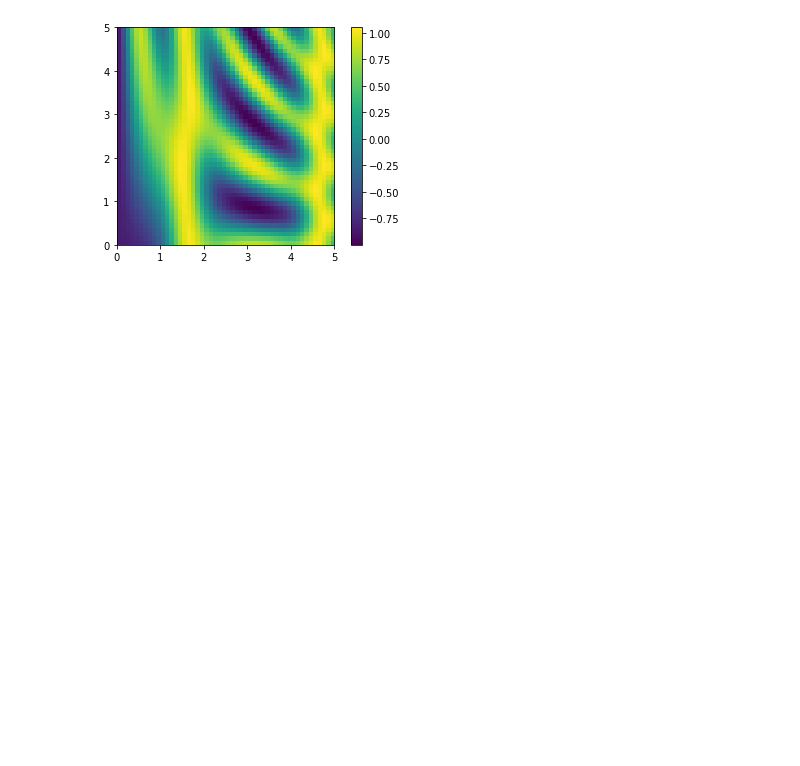
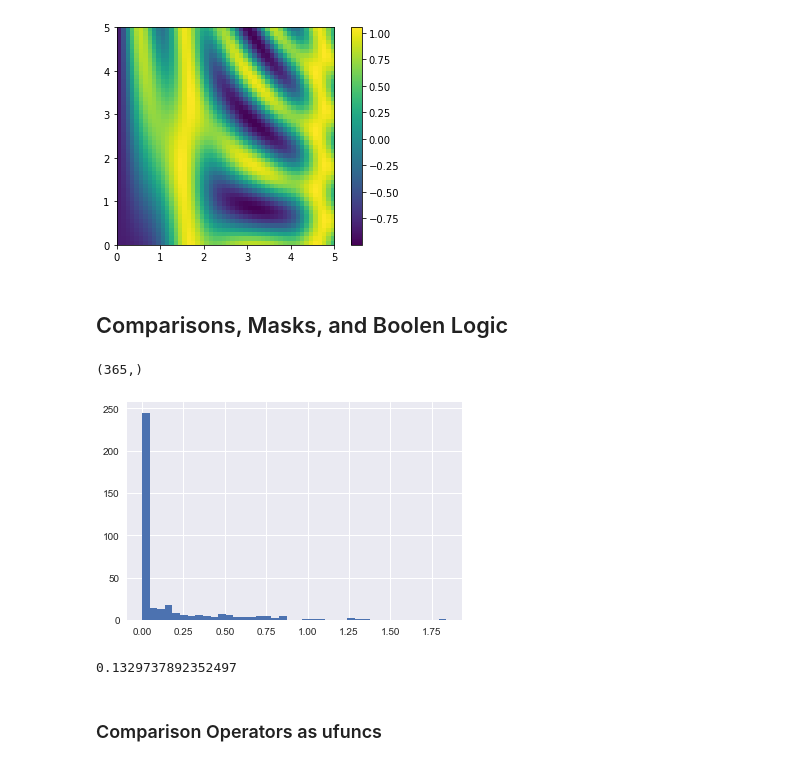
Before and after one commit to jbuisine/python-learn, a Jupyter notebook: 02.Numpy/Numpy.ipynb, the cells around one changed output. Cells and saved outputs as stored; diff of their text form; code cells hidden in the pictures; blank space fills up the shorter version.

Commit message:
NumPy masks for array

```diff
--- a/02.Numpy/Numpy.ipynb
+++ b/02.Numpy/Numpy.ipynb
@@ -969,3 +969,15 @@ plt.imshow(z, origin='lower', extent=[0, 5, 0, 5], cmap='viridis')
 plt.colorbar();
 # %% [output]
 [figure]
+# %% [markdown]
+## Comparisons, Masks, and Boolen Logic
+# %%
+import numpy as np
+import pandas as pd
+
+# use pandas to extract rainfall inches as a NumPy array
+rainfall = pd.read_csv('Seattle2014.csv')['PRCP'].values
+inches = rainfall / 254.0  # 1/10mm -> inches
+inches.shape
+# %% [output]
+(365,)
@@ -971,0 +988,10 @@ plt.colorbar();
+# %%
+plt.hist(inches, 40); # plot values
+# %% [output]
+[figure, added]
+# %%
+np.mean(inches)
+# %% [output]
+0.1329737892352497
+# %% [markdown]
+### Comparison Operators as ufuncs
```
Also changed, not shown: parts of 21 cells of this notebook, 1 other file.
